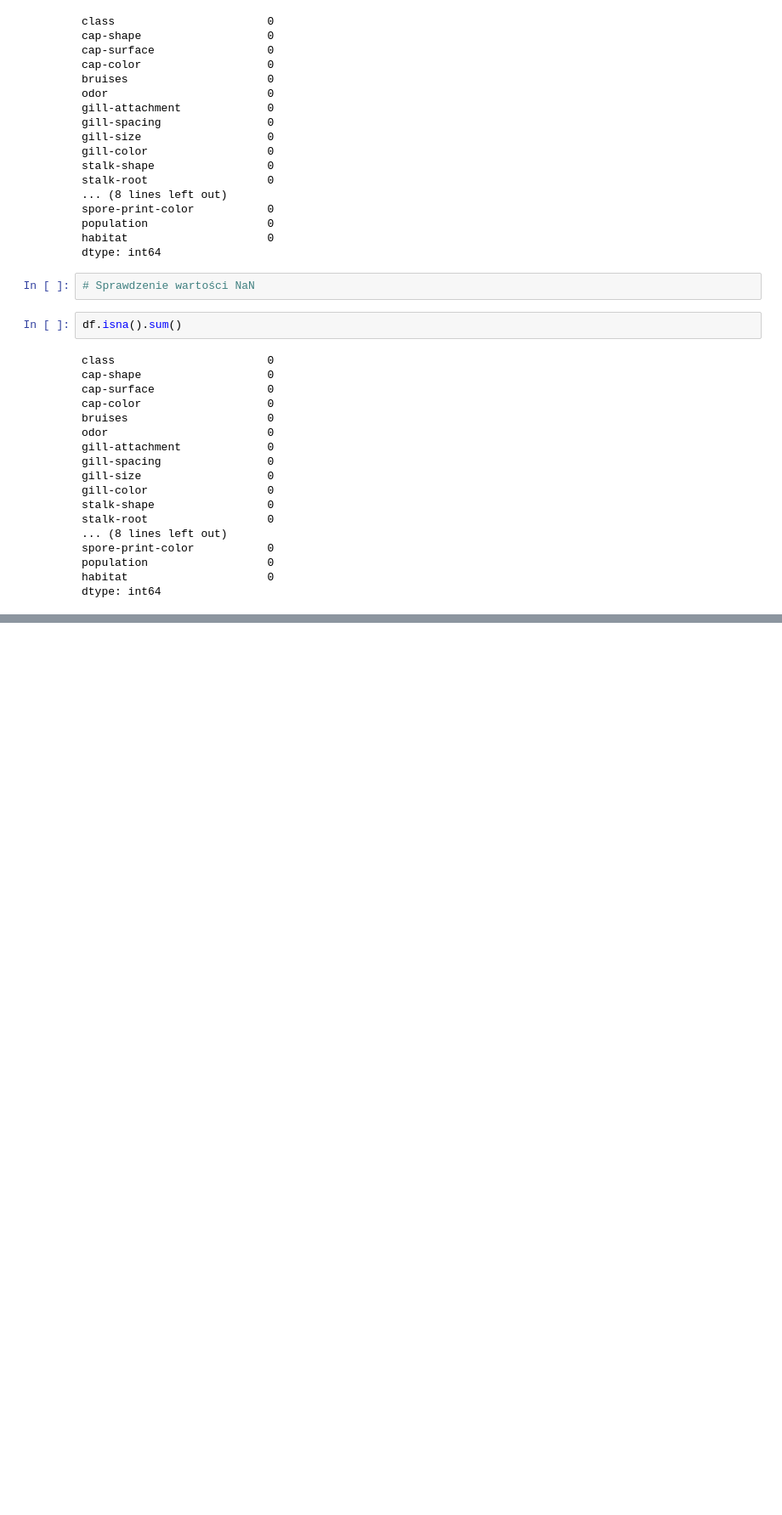
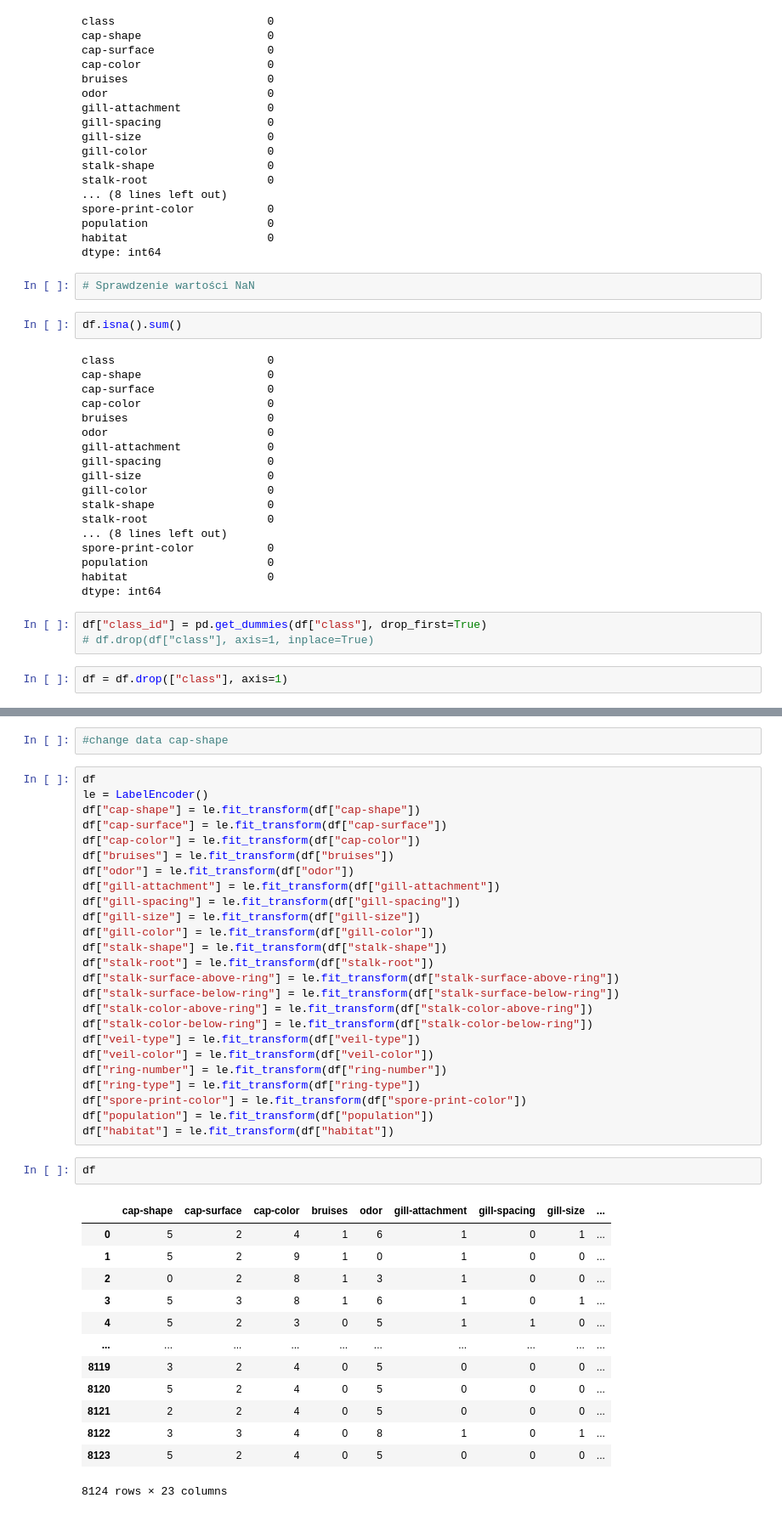
Before and after one commit to infoshareacademy/jdszr5-baraja, a Jupyter notebook: Grzyby/Grzyby.ipynb, the cells around one changed output, grey strips where cells are left out. Shown at 85% size. Cells and saved outputs as stored; diff of their text form; blank space fills up the shorter version.

Commit message:
columns standarized

```diff
--- a/Grzyby/Grzyby.ipynb
+++ b/Grzyby/Grzyby.ipynb
@@ -299,3 +299,8 @@ spore-print-color           0
 population                  0
 habitat                     0
 dtype: int64
+# %%
+df["class_id"] = pd.get_dummies(df["class"], drop_first=True)
+# df.drop(df["class"], axis=1, inplace=True)
+# %%
+df = df.drop(["class"], axis=1)
@@ -301,0 +319,43 @@ dtype: int64
+# %%
+#change data cap-shape
+# %%
+df
+le = LabelEncoder()
+df["cap-shape"] = le.fit_transform(df["cap-shape"])
+df["cap-surface"] = le.fit_transform(df["cap-surface"])
+df["cap-color"] = le.fit_transform(df["cap-color"])
+df["bruises"] = le.fit_transform(df["bruises"])
+df["odor"] = le.fit_transform(df["odor"])
+df["gill-attachment"] = le.fit_transform(df["gill-attachment"])
+df["gill-spacing"] = le.fit_transform(df["gill-spacing"])
+df["gill-size"] = le.fit_transform(df["gill-size"])
+df["gill-color"] = le.fit_transform(df["gill-color"])
+df["stalk-shape"] = le.fit_transform(df["stalk-shape"])
+df["stalk-root"] = le.fit_transform(df["stalk-root"])
+df["stalk-surface-above-ring"] = le.fit_transform(df["stalk-surface-above-ring"])
+df["stalk-surface-below-ring"] = le.fit_transform(df["stalk-surface-below-ring"])
+df["stalk-color-above-ring"] = le.fit_transform(df["stalk-color-above-ring"])
+df["stalk-color-below-ring"] = le.fit_transform(df["stalk-color-below-ring"])
+df["veil-type"] = le.fit_transform(df["veil-type"])
+df["veil-color"] = le.fit_transform(df["veil-color"])
+df["ring-number"] = le.fit_transform(df["ring-number"])
+df["ring-type"] = le.fit_transform(df["ring-type"])
+df["spore-print-color"] = le.fit_transform(df["spore-print-color"])
+df["population"] = le.fit_transform(df["population"])
+df["habitat"] = le.fit_transform(df["habitat"])
+# %%
+df
+# %% [output]
+|  | cap-shape | cap-surface | cap-color | bruises | odor | gill-attachment | gill-spacing | gill-size | ... |
+| 0 | 5 | 2 | 4 | 1 | 6 | 1 | 0 | 1 | ... |
+| 1 | 5 | 2 | 9 | 1 | 0 | 1 | 0 | 0 | ... |
+| 2 | 0 | 2 | 8 | 1 | 3 | 1 | 0 | 0 | ... |
+| 3 | 5 | 3 | 8 | 1 | 6 | 1 | 0 | 1 | ... |
+| 4 | 5 | 2 | 3 | 0 | 5 | 1 | 1 | 0 | ... |
+| ... | ... | ... | ... | ... | ... | ... | ... | ... | ... |
+| 8119 | 3 | 2 | 4 | 0 | 5 | 0 | 0 | 0 | ... |
+| 8120 | 5 | 2 | 4 | 0 | 5 | 0 | 0 | 0 | ... |
+| 8121 | 2 | 2 | 4 | 0 | 5 | 0 | 0 | 0 | ... |
+| 8122 | 3 | 3 | 4 | 0 | 8 | 1 | 0 | 1 | ... |
+| 8123 | 5 | 2 | 4 | 0 | 5 | 0 | 0 | 0 | ... |
+8124 rows × 23 columns
```
Also changed, not shown: parts of 2 cells of this notebook.
